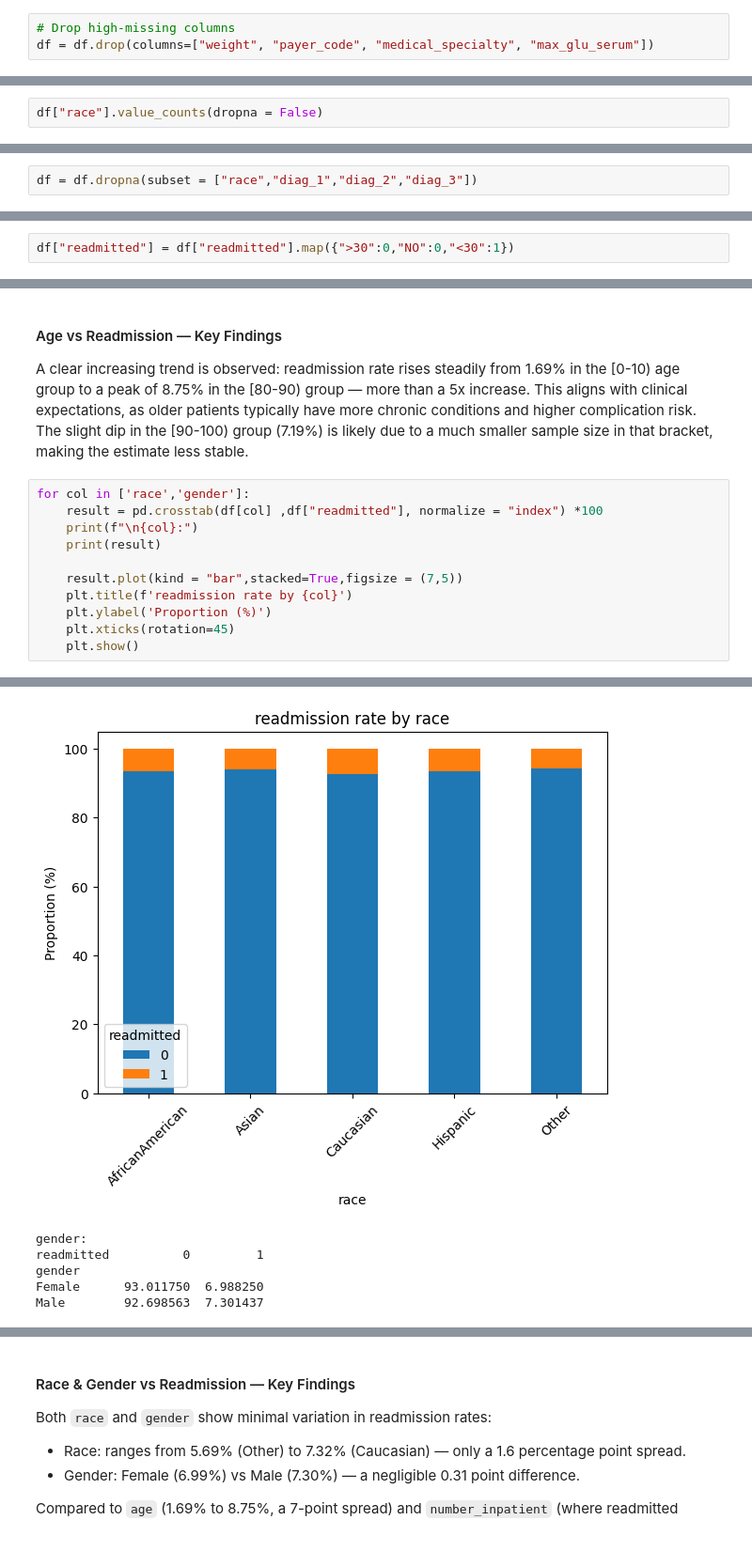
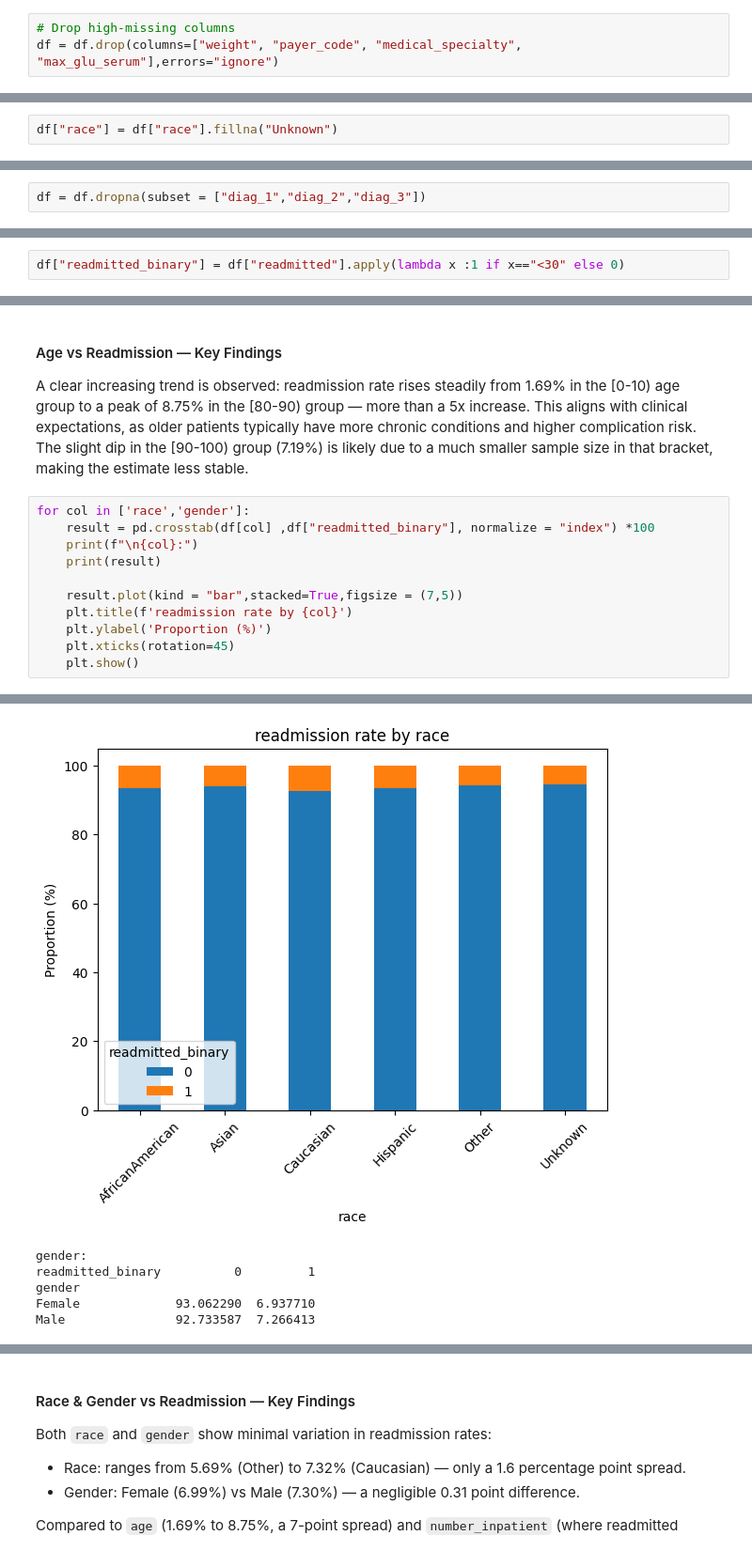
Before and after one commit to Priyanshi-Vishwakarma22/Hospital_Readmission_Risk_Prediction, a Jupyter notebook: notebook/healthcare_readmission_risk_prediction_EDA.ipynb, the cells around one changed output, grey strips where cells are left out. Shown at 94% size. Cells and saved outputs as stored; diff of their text form.

```diff
--- a/notebook/healthcare_readmission_risk_prediction_EDA.ipynb
+++ b/notebook/healthcare_readmission_risk_prediction_EDA.ipynb
@@ -237,7 +238,7 @@ readmitted                   0.000000
 dtype: float64
 # %%
 # Drop high-missing columns
-df = df.drop(columns=["weight", "payer_code", "medical_specialty", "max_glu_serum"])
+df = df.drop(columns=["weight", "payer_code", "medical_specialty", "max_glu_serum"],errors="ignore")
 # %%
 df.nunique()
 # %% [output]
@@ -301,4 +302,4 @@ df.shape
 # %%
 df = df.drop(columns = ["patient_nbr","encounter_id"])
 # %%
-df["race"].value_counts(dropna = False)
+df["race"] = df["race"].fillna("Unknown")
@@ -314,5 +306,5 @@ Name: count, dtype: int64
 # %%
-df = df.dropna(subset = ["race","diag_1","diag_2","diag_3"])
+df = df.dropna(subset = ["diag_1","diag_2","diag_3"])
 # %%
 df.shape
 # %% [output]
@@ -343,4 +335,4 @@ NO     66.672509
 Name: proportion, dtype: float64
 # %%
-df["readmitted"] = df["readmitted"].map({">30":0,"NO":0,"<30":1})
+df["readmitted_binary"] = df["readmitted"].apply(lambda x :1 if x=="<30" else 0)
 # %%
@@ -741,7 +736,7 @@ slight dip in the [90-100) group (7.19%) is likely due to a much smaller
 sample size in that bracket, making the estimate less stable.
 # %%
 for col in ['race','gender']:
-    result = pd.crosstab(df[col] ,df["readmitted"], normalize = "index") *100
+    result = pd.crosstab(df[col] ,df["readmitted_binary"], normalize = "index") *100
     print(f"\n{col}:")
     print(result)
 
@@ -762,6 +758,6 @@ Other            94.309701  5.690299
-[figure, old version]
+[figure, new version]
 gender:
-readmitted          0         1
+readmitted_binary          0         1
 gender
-Female      93.011750  6.988250
-Male        92.698563  7.301437
+Female             93.062290  6.937710
+Male               92.733587  7.266413
```
Also changed, not shown: parts of 36 cells of this notebook, 2 other files.
